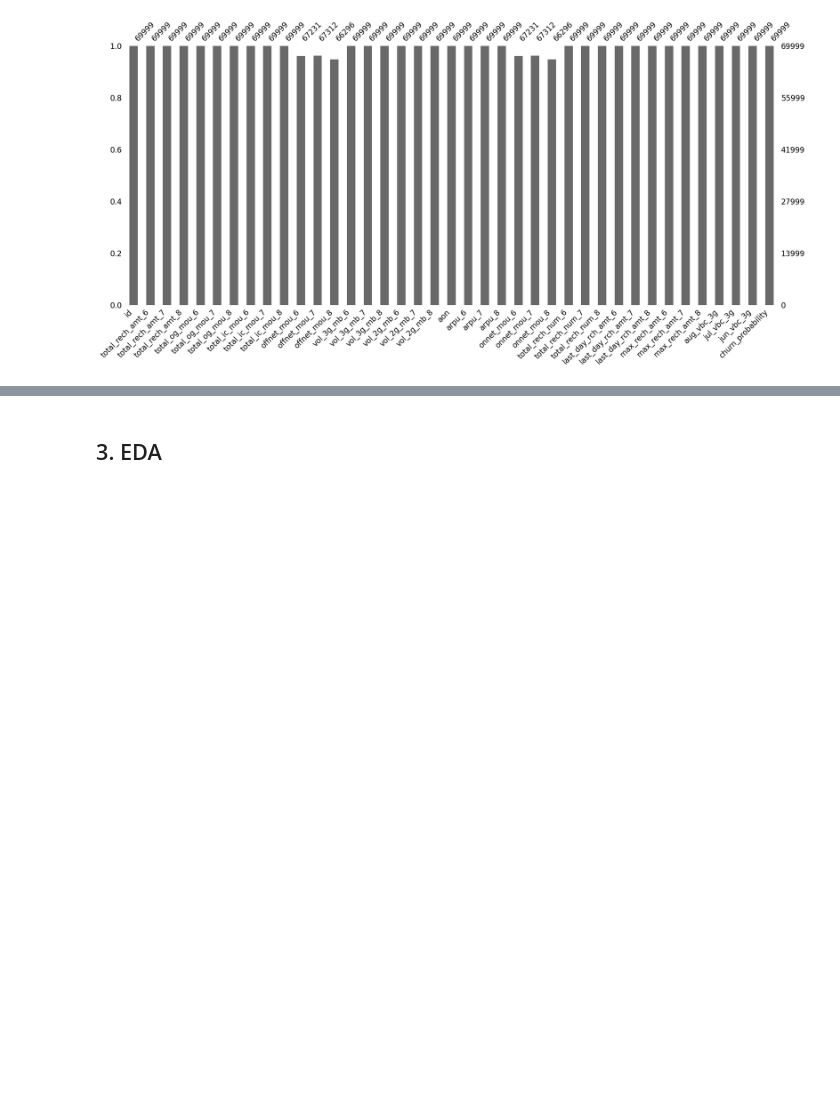
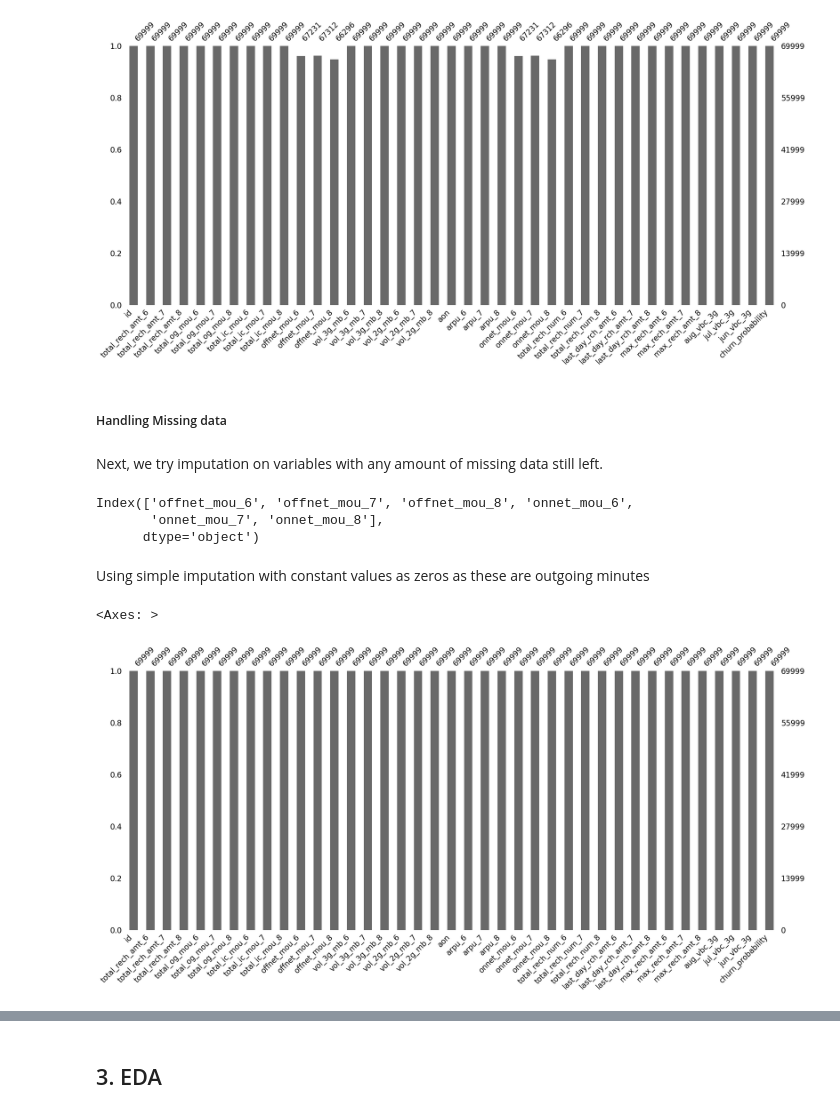
Before and after one commit to asthaa29/telecomchurncasestudy, a Jupyter notebook: telecomchurnprediction.ipynb, the cells around one changed output, grey strips where cells are left out. Cells and saved outputs as stored; diff of their text form; code cells hidden in the pictures; blank space fills up the shorter version.

```diff
--- a/telecomchurnprediction.ipynb
+++ b/telecomchurnprediction.ipynb
@@ -318,3 +318,17 @@ msno.bar(data_telecom)
 # %% [output]
 <Axes: >
 [figure]
+# %% [markdown]
+##### Handling Missing data
+# %% [markdown]
+Next, we try imputation on variables with any amount of missing data still left.
+# %%
+missing_data_percent = data_telecom.isnull().any()
+impute_cols = missing_data_percent[missing_data_percent.gt(0)].index
+impute_cols
+# %% [output]
+Index(['offnet_mou_6', 'offnet_mou_7', 'offnet_mou_8', 'onnet_mou_6',
+       'onnet_mou_7', 'onnet_mou_8'],
+      dtype='object')
+# %% [markdown]
+Using simple imputation with constant values as zeros as these are outgoing minutes
@@ -321 +338,6 @@ msno.bar(data_telecom)
+# %%
+msno.bar(data_telecom)
+# %% [output]
+<Axes: >
+[figure, added]
 # %%
```
Also changed, not shown: parts of 62 cells of this notebook.
